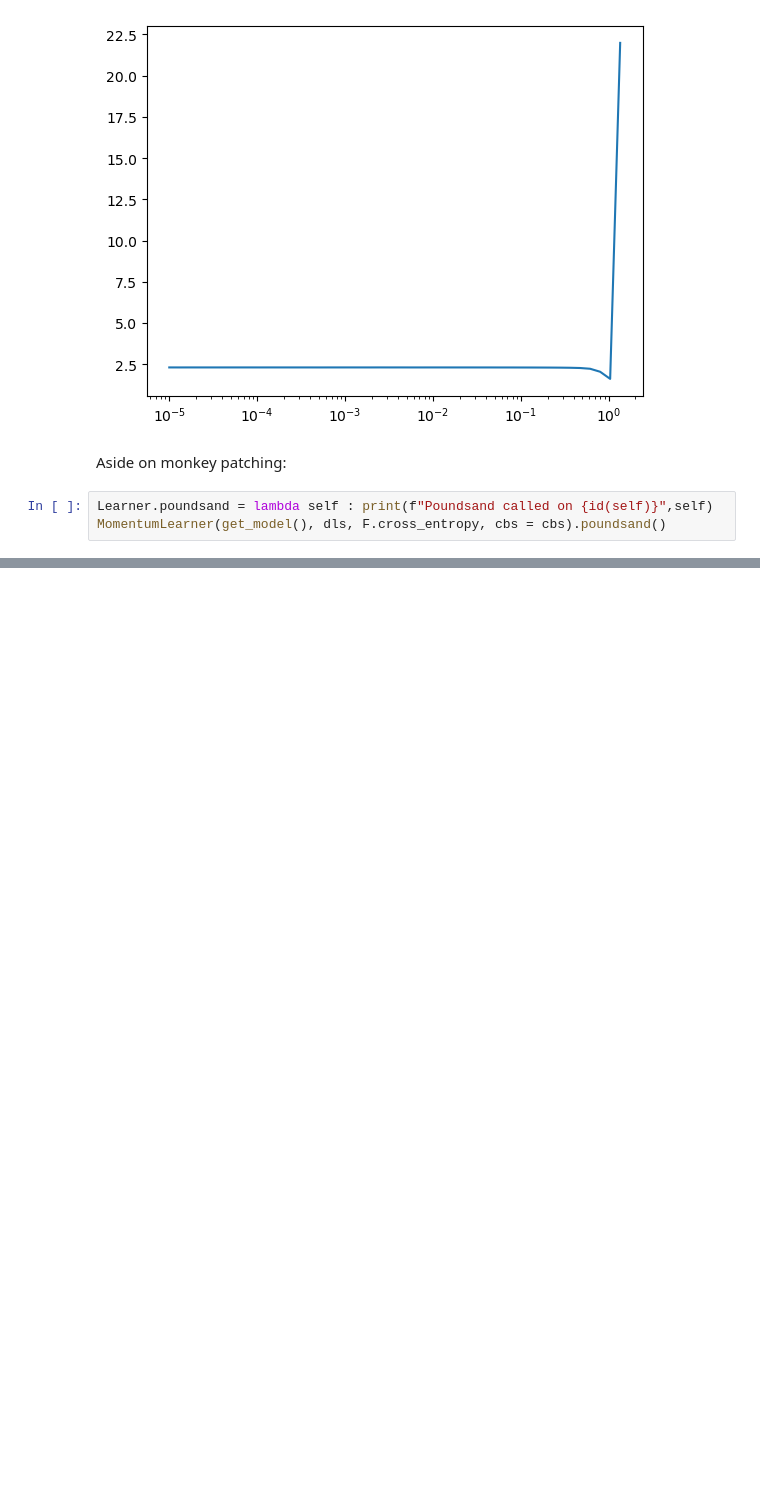
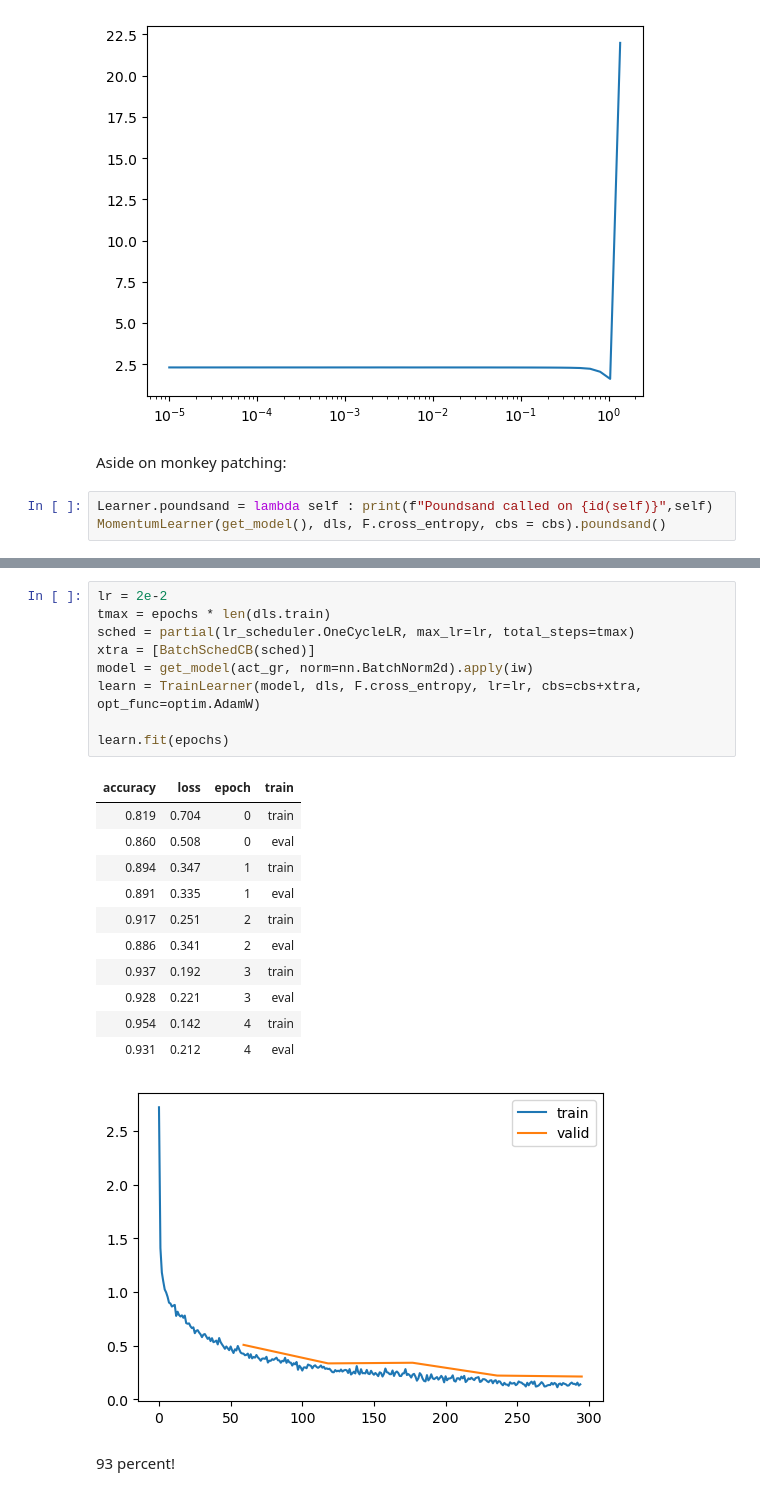
Before and after one commit to DrEntropy/pdl, a Jupyter notebook: lesson18.ipynb, the cells around one changed output, grey strips where cells are left out. Cells and saved outputs as stored; diff of their text form; blank space fills up the shorter version.

```diff
--- a/lesson18.ipynb
+++ b/lesson18.ipynb
@@ -290,0 +465,24 @@ MomentumLearner(get_model(), dls, F.cross_entropy, cbs = cbs).poundsand()
+# %%
+lr = 2e-2
+tmax = epochs * len(dls.train)
+sched = partial(lr_scheduler.OneCycleLR, max_lr=lr, total_steps=tmax)
+xtra = [BatchSchedCB(sched)]
+model = get_model(act_gr, norm=nn.BatchNorm2d).apply(iw)
+learn = TrainLearner(model, dls, F.cross_entropy, lr=lr, cbs=cbs+xtra, opt_func=optim.AdamW)
+
+learn.fit(epochs)
+# %% [output]
+| accuracy | loss | epoch | train |
+| 0.819 | 0.704 | 0 | train |
+| 0.860 | 0.508 | 0 | eval |
+| 0.894 | 0.347 | 1 | train |
+| 0.891 | 0.335 | 1 | eval |
+| 0.917 | 0.251 | 2 | train |
+| 0.886 | 0.341 | 2 | eval |
+| 0.937 | 0.192 | 3 | train |
+| 0.928 | 0.221 | 3 | eval |
+| 0.954 | 0.142 | 4 | train |
+| 0.931 | 0.212 | 4 | eval |
+[figure, added]
+# %% [markdown]
+93 percent!
```
Also changed, not shown: parts of 16 cells of this notebook, 1 other file.
